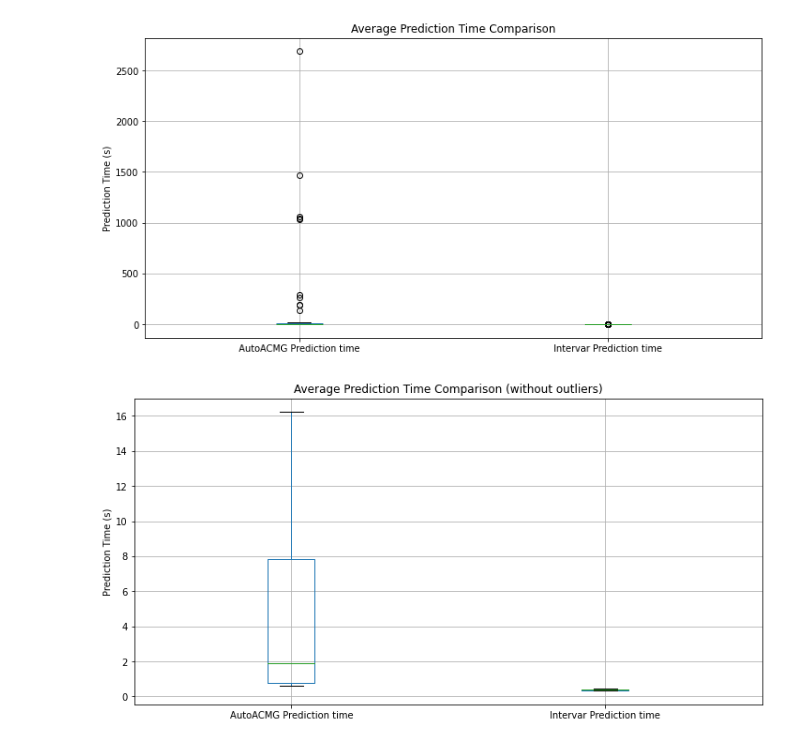
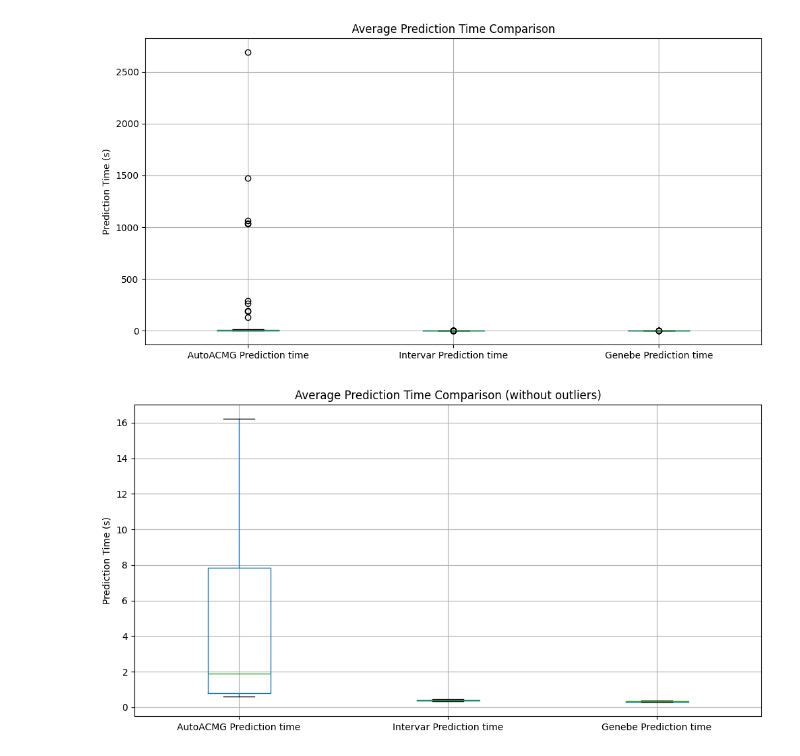
Before and after one commit to bihealth/auto-acmg, a Jupyter notebook: src/bench/results_analysis.ipynb, the cells around one changed output. Saved outputs shown, nothing was run; the diff lists cells and outputs as text; code cells hidden in the pictures.

```diff
--- a/src/bench/results_analysis.ipynb
+++ b/src/bench/results_analysis.ipynb
@@ -33,6 +33,10 @@ df['AutoACMG False Positives Ratio'] = df['AutoACMG False Positives'].str.split(
 df['Intervar True Positives Ratio'] = df['Intervar True Positives'].str.split(';').apply(len) / df['Expected Criteria'].str.split(';').apply(len)
 df['Intervar False Negatives Ratio'] = df['Intervar False Negatives'].str.split(';').apply(len) / df['Expected Criteria'].str.split(';').apply(len)
 df['Intervar False Positives Ratio'] = df['Intervar False Positives'].str.split(';').apply(len) / df['Expected Criteria'].str.split(';').apply(len)
+
+df['Genebe True Positives Ratio'] = df['Genebe True Positives'].str.split(';').apply(len) / df['Expected Criteria'].str.split(';').apply(len)
+df['Genebe False Negatives Ratio'] = df['Genebe False Negatives'].str.split(';').apply(len) / df['Expected Criteria'].str.split(';').apply(len)
+df['Genebe False Positives Ratio'] = df['Genebe False Positives'].str.split(';').apply(len) / df['Expected Criteria'].str.split(';').apply(len)
 # %%
 # # Visualize Prediction Time
 # plt.figure(figsize=(12, 6))
@@ -73,20 +77,20 @@ df['Intervar False Positives Ratio'] = df['Intervar False Positives'].str.split(
 # %%
 # Visualize Average Prediction Time in Boxplot
 plt.figure(figsize=(12, 6))
-df[['AutoACMG Prediction time', 'Intervar Prediction time']].boxplot()
+df[['AutoACMG Prediction time', 'Intervar Prediction time', 'Genebe Prediction time']].boxplot()
 plt.ylabel('Prediction Time (s)')
 plt.title('Average Prediction Time Comparison')
 plt.show()
 
 # Visualize Average Prediction Time in Boxplot without outliers
 plt.figure(figsize=(12, 6))
-df[['AutoACMG Prediction time', 'Intervar Prediction time']].boxplot(showfliers=False)
+df[['AutoACMG Prediction time', 'Intervar Prediction time', 'Genebe Prediction time']].boxplot(showfliers=False)
 plt.ylabel('Prediction Time (s)')
 plt.title('Average Prediction Time Comparison (without outliers)')
 plt.show()
 # %% [output]
-[figure, old version]
+[figure, new version]
-[figure, old version]
+[figure, new version]
 # %%
 # Calculate additional summary statistics
 summary = {
```
Also changed, not shown: parts of 4 cells of this notebook, 10 other files.
